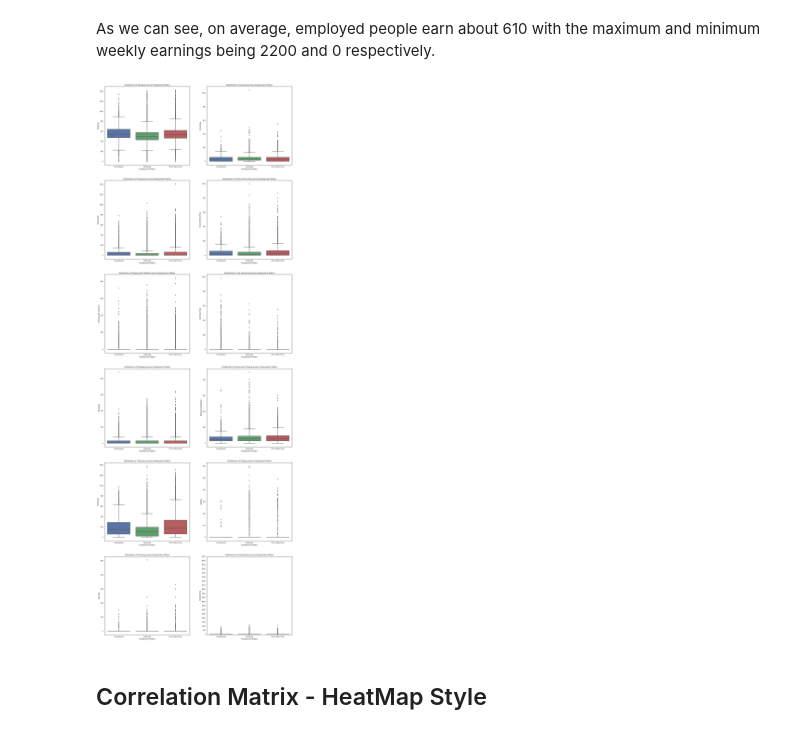
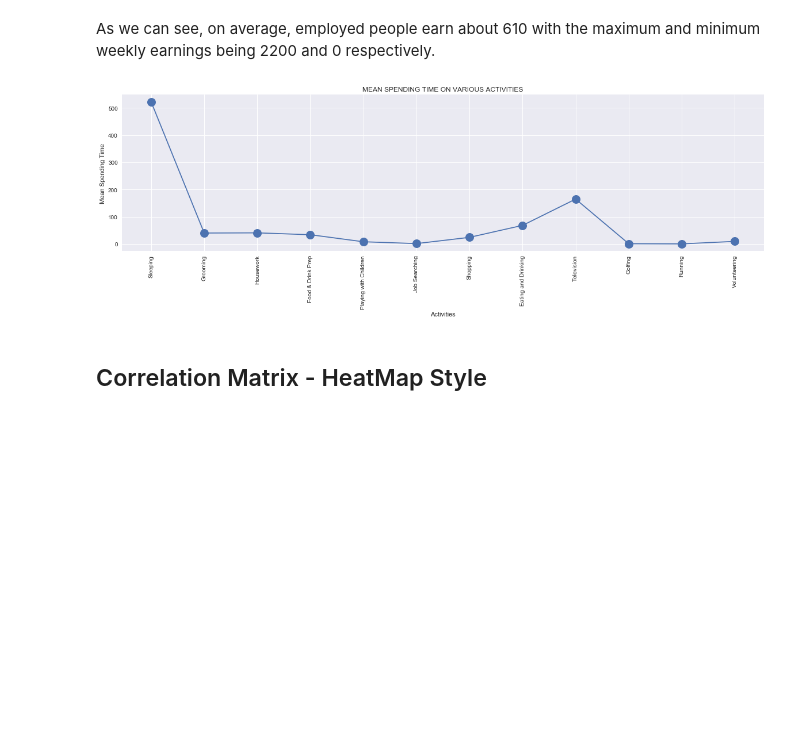
Before and after one commit to PrashantShivajiBhapkar/Analytics-Competition, a Jupyter notebook: Complete_IAS-+Intelligence+Analytics+Challenge+3.0.ipynb, the cells around one changed output. Drawn from its saved outputs; the diff is of its cells as text; code cells hidden in the pictures; blank space fills up the shorter version.

Commit message:
Implemented various models

```diff
--- a/Complete_IAS-+Intelligence+Analytics+Challenge+3.0.ipynb
+++ b/Complete_IAS-+Intelligence+Analytics+Challenge+3.0.ipynb
@@ -348,31 +348,26 @@ plt.show()
 [figure]
 # %% [markdown]
 As we can see, on average, employed people earn about 610 with the maximum and minimum weekly earnings being 2200 and 0 respectively.
-# %%
-# Visualizing Weekly Hours Worked across Employment Status
-activities = ['Sleeping', 'Grooming', 'Housework', 'Food & Drink Prep', 'Playing with Children',
-              'Job Searching', 'Shopping', 'Eating and Drinking', 'Television', 'Golfing', 'Running',
-              'Volunteering']
-f, ax = plt.subplots(int(len(activities)/2), 2, figsize=(20, 60))
-col = 0
-row = 0
-i=0
-for activity in activities:
-    data = pd.concat([df_train[activity], df_train['Employment Status']], axis=1)
-    sns.boxplot(y=activity, x='Employment Status', data=data, ax=ax[row, col])
-    plt.yticks(np.arange(0, 10000, 500.0))
-    ax[row, col].set_title('Distribution of {0} across Employment Status'.format(activity))
-    if col==0:
-        col=1
-    else:
-        col=0
-    i+=1
-    if i == 2:
-        i=0
-        row+=1
-plt.show()
-# %% [output]
-[figure, removed]
+# %%
+activities = ['Sleeping', 'Grooming', 'Housework', 'Food & Drink Prep', 'Playing with Children',
+             'Job Searching', 'Shopping', 'Eating and Drinking', 'Television', 'Golfing',
+             'Running', 'Volunteering']
+activity_means = []
+for activity in activities:
+    activity_means.append(df_train[activity].mean())
+
+fig, ax = plt.subplots(figsize=(20,5))
+xs = np.arange(len(activity_means))
+series1 = np.array(activity_means).astype(np.double)
+s1mask = np.isfinite(series1)
+plt.plot(xs[s1mask], series1[s1mask], linestyle='-', marker='o', markersize=15)
+plt.xticks(xs, activities, rotation='vertical')
+plt.xlabel('Activities')
+plt.ylabel('Mean Spending Time')
+plt.title('MEAN SPENDING TIME ON VARIOUS ACTIVITIES')
+plt.show()
+# %% [output]
+[figure, added]
 # %% [markdown]
 ## Correlation Matrix - HeatMap Style
 # %%
```
Also changed, not shown: parts of 4 cells of this notebook, 1 other file.
